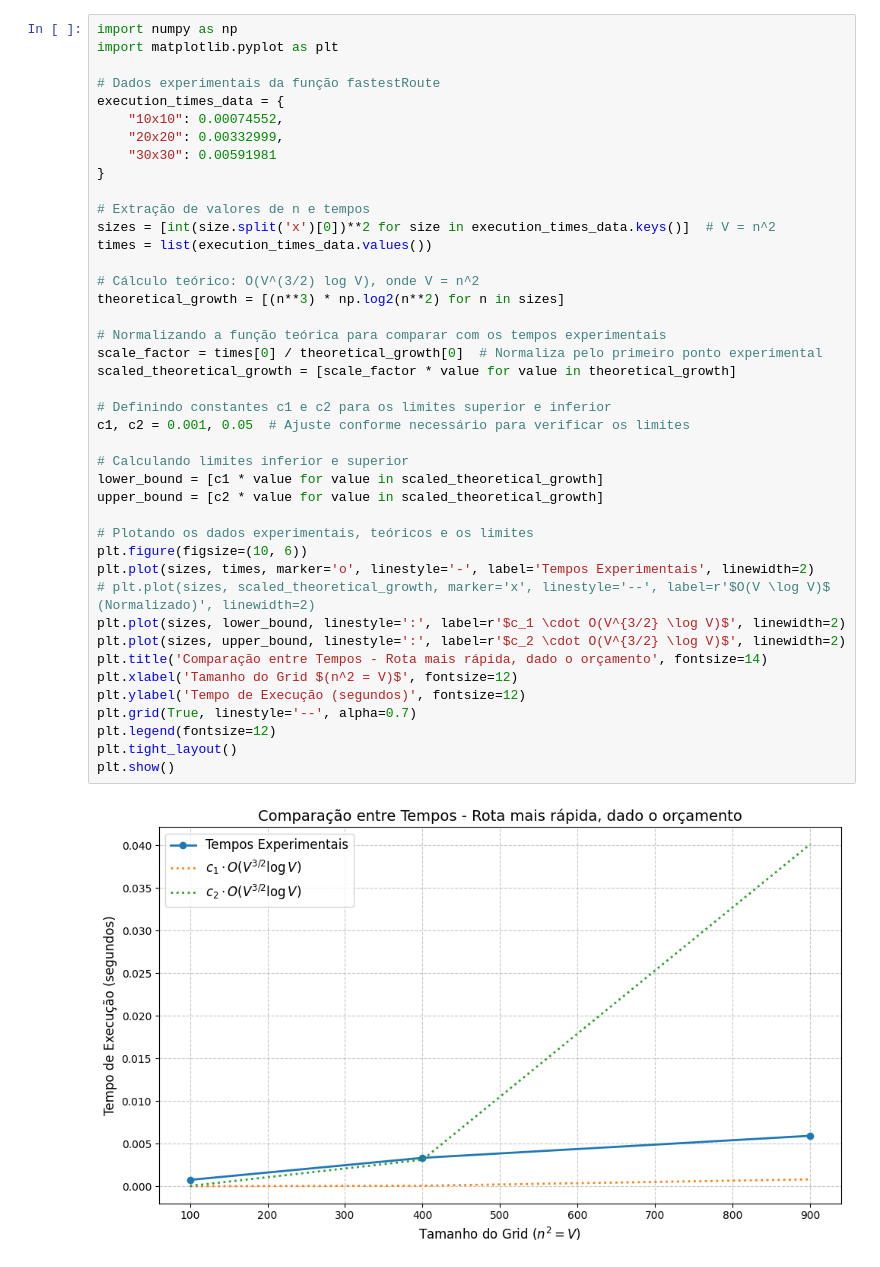
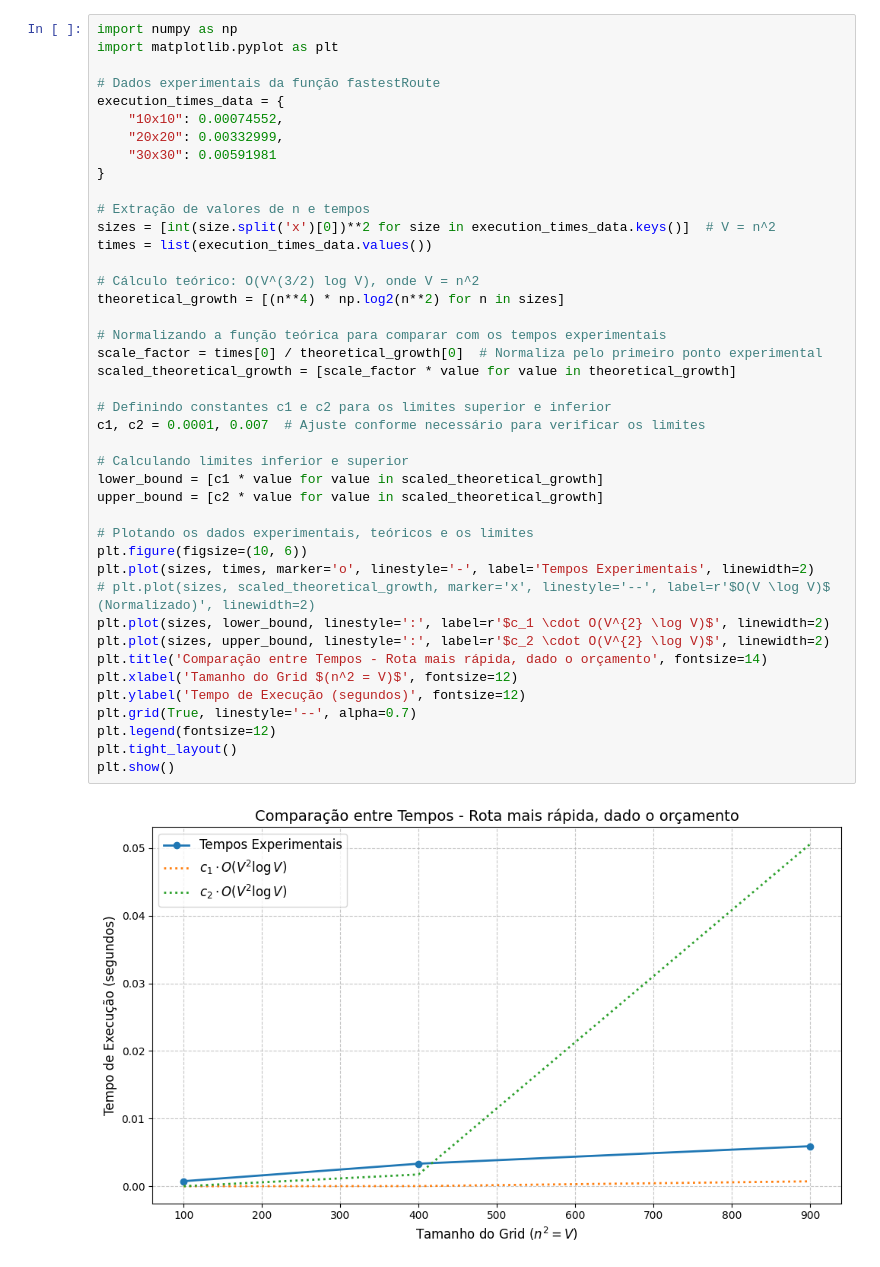
Before and after one commit to eduardammag/ProjetoDePlanejamentoTransporteVargas, a Jupyter notebook: tarefa_3/analysis_time_execution/plote_time.ipynb, the cells around one changed output. Drawn from its saved outputs; the diff is of its cells as text.

```diff
--- a/tarefa_3/analysis_time_execution/plote_time.ipynb
+++ b/tarefa_3/analysis_time_execution/plote_time.ipynb
@@ -10,35 +10,35 @@ execution_times_data = {
 }
 
 # Extração de valores de n e tempos
 sizes = [int(size.split('x')[0])**2 for size in execution_times_data.keys()]  # V = n^2
 times = list(execution_times_data.values())
 
 # Cálculo teórico: O(V^(3/2) log V), onde V = n^2
-theoretical_growth = [(n**3) * np.log2(n**2) for n in sizes]
+theoretical_growth = [(n**4) * np.log2(n**2) for n in sizes]
 
 # Normalizando a função teórica para comparar com os tempos experimentais
 scale_factor = times[0] / theoretical_growth[0]  # Normaliza pelo primeiro ponto experimental
 scaled_theoretical_growth = [scale_factor * value for value in theoretical_growth]
 
 # Definindo constantes c1 e c2 para os limites superior e inferior
-c1, c2 = 0.001, 0.05  # Ajuste conforme necessário para verificar os limites
+c1, c2 = 0.0001, 0.007  # Ajuste conforme necessário para verificar os limites
 
 # Calculando limites inferior e superior
 lower_bound = [c1 * value for value in scaled_theoretical_growth]
 upper_bound = [c2 * value for value in scaled_theoretical_growth]
 
 # Plotando os dados experimentais, teóricos e os limites
 plt.figure(figsize=(10, 6))
 plt.plot(sizes, times, marker='o', linestyle='-', label='Tempos Experimentais', linewidth=2)
 # plt.plot(sizes, scaled_theoretical_growth, marker='x', linestyle='--', label=r'$O(V \log V)$ (Normalizado)', linewidth=2)
-plt.plot(sizes, lower_bound, linestyle=':', label=r'$c_1 \cdot O(V^{3/2} \log V)$', linewidth=2)
-plt.plot(sizes, upper_bound, linestyle=':', label=r'$c_2 \cdot O(V^{3/2} \log V)$', linewidth=2)
+plt.plot(sizes, lower_bound, linestyle=':', label=r'$c_1 \cdot O(V^{2} \log V)$', linewidth=2)
+plt.plot(sizes, upper_bound, linestyle=':', label=r'$c_2 \cdot O(V^{2} \log V)$', linewidth=2)
 plt.title('Comparação entre Tempos - Rota mais rápida, dado o orçamento', fontsize=14)
 plt.xlabel('Tamanho do Grid $(n^2 = V)$', fontsize=12)
 plt.ylabel('Tempo de Execução (segundos)', fontsize=12)
 plt.grid(True, linestyle='--', alpha=0.7)
 plt.legend(fontsize=12)
 plt.tight_layout()
 plt.show()
 # %% [output]
-[figure, old version]
+[figure, new version]
```
